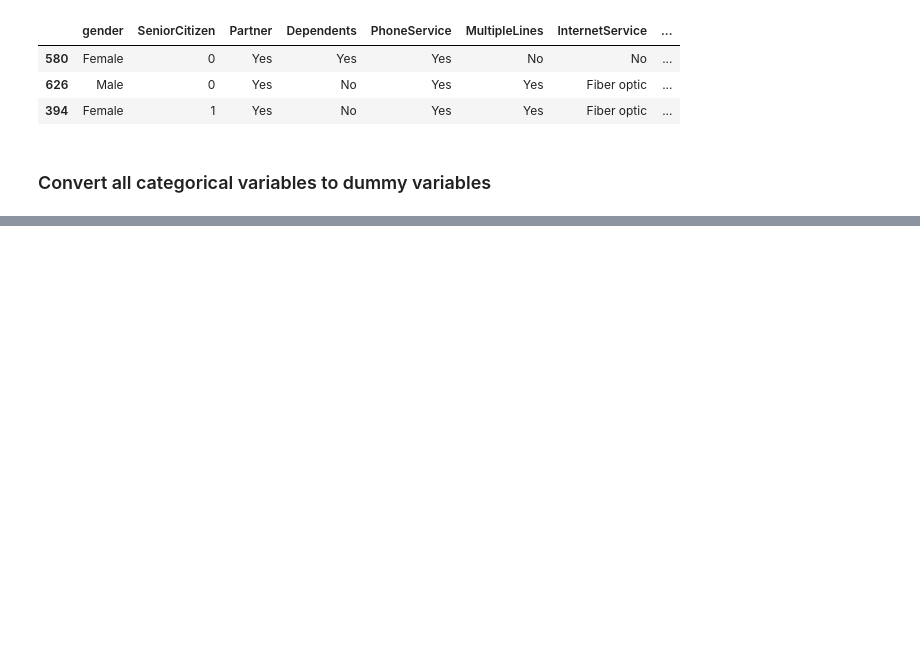
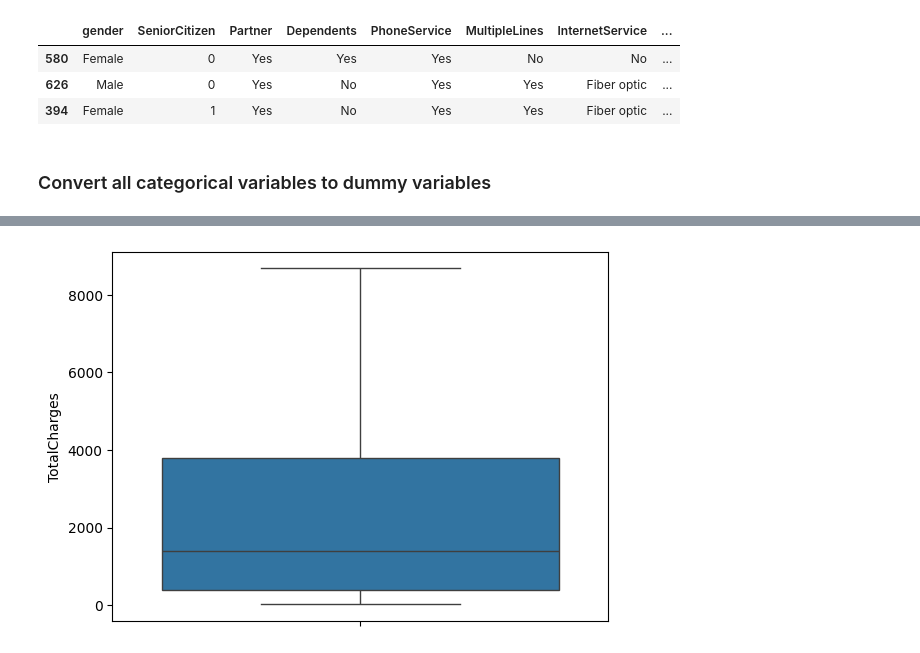
Before and after one commit to corpsedust/NareshIT, a Jupyter notebook: Self-practice/Churn_Project/EDA.ipynb, the cells around one changed output, grey strips where cells are left out. Drawn from its saved outputs; the diff is of its cells as text; code cells hidden in the pictures; blank space fills up the shorter version.

```diff
--- a/Self-practice/Churn_Project/EDA.ipynb
+++ b/Self-practice/Churn_Project/EDA.ipynb
@@ -334,0 +360,5 @@ df.sample(3)
+# %%
+sns.boxplot(data = df["TotalCharges"])
+plt.show()
+# %% [output]
+[figure, added]
```
Also changed, not shown: parts of 3 cells of this notebook, 3 other files.
